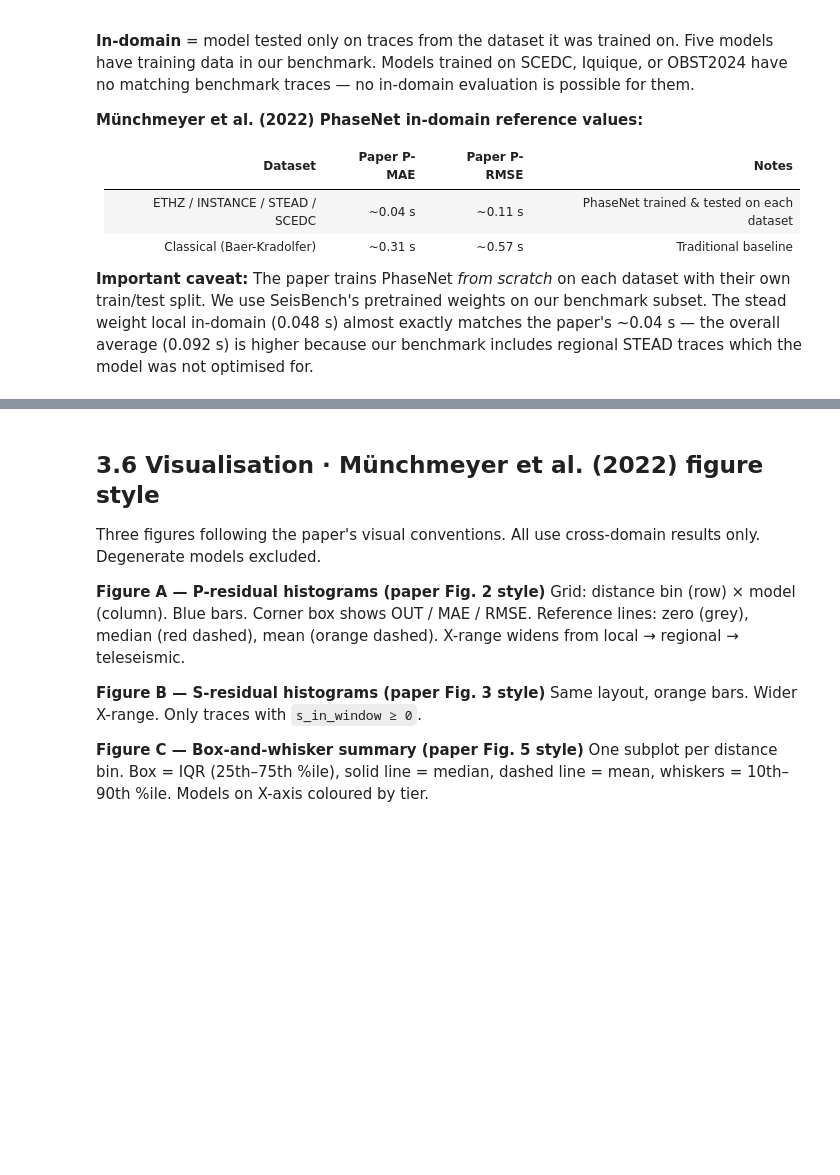
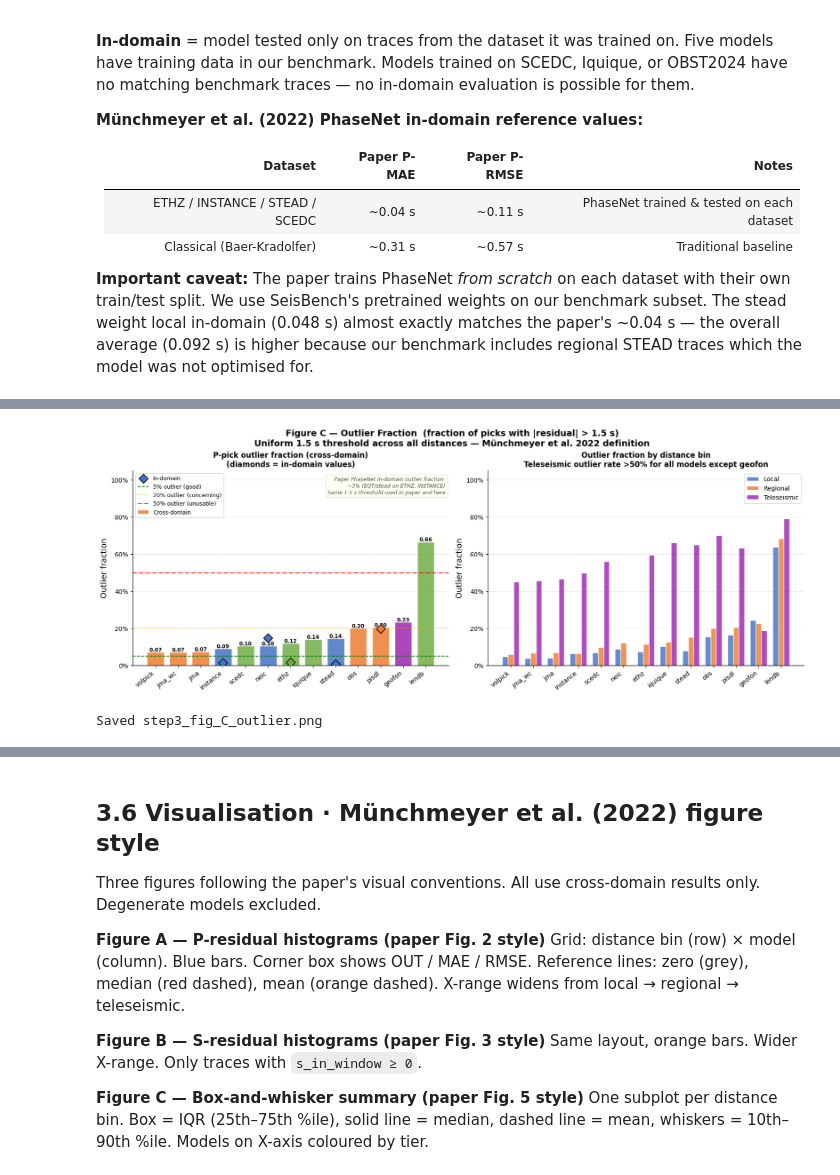
Before and after one commit to Denolle-Lab/phasenet-retrain, a Jupyter notebook: notebooks/06_step_3_inference_evaluation.ipynb, the cells around one changed output, grey strips where cells are left out. Cells and saved outputs as stored; diff of their text form; code cells hidden in the pictures; blank space fills up the shorter version.

```diff
--- a/notebooks/06_step_3_inference_evaluation.ipynb
+++ b/notebooks/06_step_3_inference_evaluation.ipynb
@@ -935,0 +1356,74 @@ Saved -> step3_indom_comparison.png
+# %%
+# ═══════════════════════════════════════════════════════════════════════
+# FIGURE C — Outlier Fraction (|residual| > 1.5 s)
+# Same threshold for all models and all distances — directly comparable
+# Follows Munchmeyer et al. 2022 exact definition
+# ═══════════════════════════════════════════════════════════════════════
+fig, axes = plt.subplots(1, 2, figsize=(16, 6), constrained_layout=True)
+fig.suptitle('Figure C — Outlier Fraction  (fraction of picks with |residual| > 1.5 s)\n'
+             'Uniform 1.5 s threshold across all distances — Münchmeyer et al. 2022 definition',
+             fontsize=14, fontweight='bold')
+
+ax = axes[0]
+cv = cross_all['p_outlier'].tolist()
+cols = [tier_color(w) for w in eval_order]
+x = np.arange(n_models); bw = 0.38
+
+b1 = ax.bar(x, cv, bw*2, color=cols, alpha=0.85, edgecolor='white', label='Cross-domain')
+for bar,v in zip(b1,cv):
+    if not np.isnan(v):
+        ax.text(bar.get_x()+bar.get_width()/2, v+0.005, f'{v:.2f}',
+                ha='center', fontsize=8.5, fontweight='bold')
+
+# In-domain diamonds
+for i,w in enumerate(eval_order):
+    if w in indom.index and 'p_outlier' in indom.columns:
+        iv = indom.loc[w,'p_outlier']
+        if not np.isnan(iv):
+            ax.scatter(i, iv, s=110, zorder=5, marker='D',
+                       color=tier_color(w), edgecolors='black', linewidths=1.2,
+                       label='In-domain' if w==list(indom.index)[0] else '')
+
+ax.axhline(0.05, color='green', lw=1.3, linestyle='--', label='5% outlier (good)')
+ax.axhline(0.20, color='orange',lw=1.2, linestyle=':', label='20% outlier (concerning)')
+ax.axhline(0.50, color='red',   lw=1.0, linestyle='-.', label='50% outlier (unusable)')
+
+ax.set_xticks(x); ax.set_xticklabels(eval_order, rotation=38, ha='right', fontsize=10)
+ax.set_ylabel('Outlier fraction', fontsize=13); ax.set_ylim(0, 1.05)
+ax.yaxis.set_major_formatter(mticker.PercentFormatter(1.0))
+ax.set_title('P-pick outlier fraction (cross-domain)\n(diamonds = in-domain values)',
+             fontsize=12, fontweight='bold')
+ax.legend(fontsize=9, loc='upper left')
+ax.spines[['top','right']].set_visible(False); ax.set_facecolor('white')
+ax.yaxis.grid(True, alpha=0.3); ax.set_axisbelow(True)
+add_paper_note(ax, 'Paper PhaseNet in-domain outlier fraction:\n'
+               '~3% (EQT/stead on ETHZ, INSTANCE)\n'
+               'Same 1.5 s threshold used in paper and here')
+
+# Panel 2: by distance bin
+ax2 = axes[1]
+cross_dist = clean[(clean['split']=='cross_domain')&(clean['dist_bin'].isin(dist_order3))]
+for di,db in enumerate(dist_order3):
+    vals = []
+    for w in eval_order:
+        row = cross_dist[(cross_dist['weight']==w)&(cross_dist['dist_bin']==db)]
+        vals.append(row['p_outlier'].iloc[0] if len(row)>0 else np.nan)
+    x_off = np.arange(n_models) + (di-1)*0.25
+    ax2.bar(x_off, vals, 0.25, color=DIST_COLORS[db], alpha=0.82,
+            edgecolor='white', label=DIST_SHORT[db])
+
+ax2.set_xticks(np.arange(n_models))
+ax2.set_xticklabels(eval_order, rotation=38, ha='right', fontsize=10)
+ax2.set_ylabel('Outlier fraction', fontsize=13); ax2.set_ylim(0, 1.05)
+ax2.yaxis.set_major_formatter(mticker.PercentFormatter(1.0))
+ax2.set_title('Outlier fraction by distance bin\n'
+              'Teleseismic outlier rate >50% for all models except geofon',
+              fontsize=12, fontweight='bold')
+ax2.legend(fontsize=10); ax2.spines[['top','right']].set_visible(False)
+ax2.set_facecolor('white'); ax2.yaxis.grid(True,alpha=0.3); ax2.set_axisbelow(True)
+
+plt.savefig('step3_fig_C_outlier.png',dpi=150,bbox_inches='tight',facecolor='white')
+plt.show(); print('Saved step3_fig_C_outlier.png')
+# %% [output]
+[figure, added]
+Saved step3_fig_C_outlier.png
```
Also changed, not shown: parts of 11 cells of this notebook.
